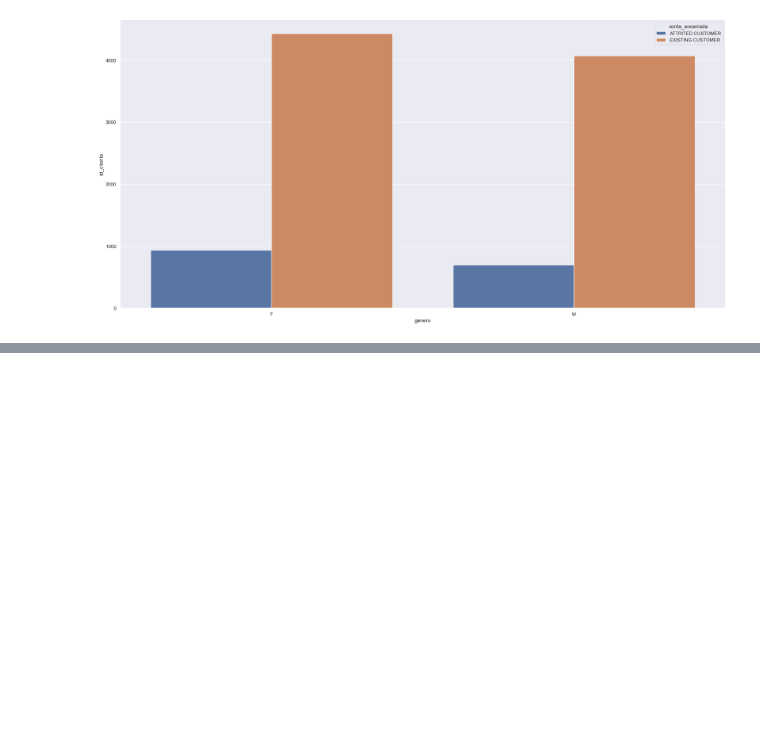
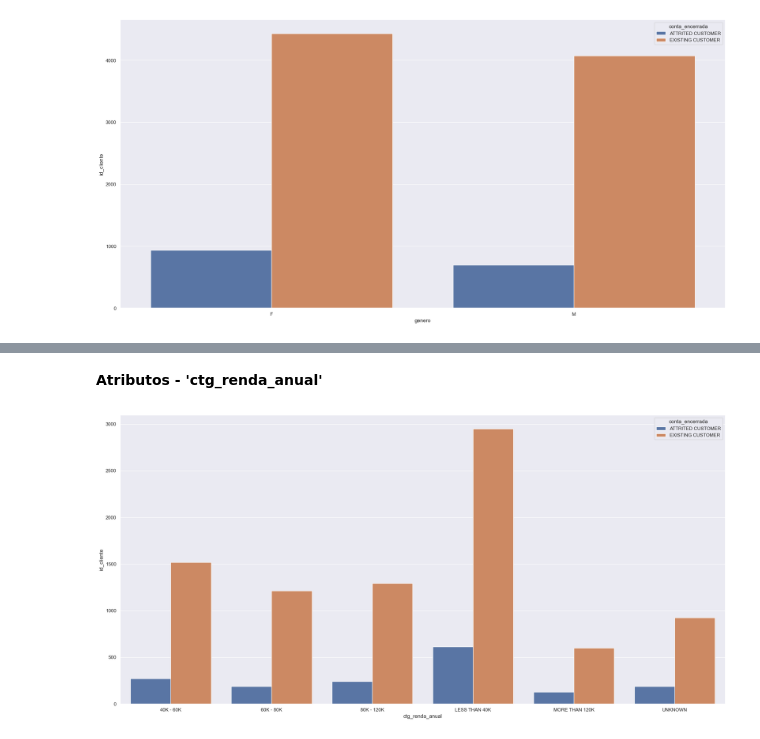
Before and after one commit to jefferson-datascience/predicao_churn_banco, a Jupyter notebook: ciclo_01.ipynb, the cells around one changed output, grey strips where cells are left out. Cells and saved outputs as stored; diff of their text form; code cells hidden in the pictures; blank space fills up the shorter version.

```diff
--- a/ciclo_01.ipynb
+++ b/ciclo_01.ipynb
@@ -318,0 +336,10 @@ sns.barplot(data=df_genero, x='genero', y='id_cliente', hue='conta_encerrada');
+# %% [markdown]
+**Atributos - 'ctg_renda_anual'**
+# %%
+# Criando dataset
+df_renda = df_4[['id_cliente', 'ctg_renda_anual', 'conta_encerrada']].groupby(['ctg_renda_anual', 'conta_encerrada']).count().reset_index();
+
+# Plotagem
+sns.barplot(data=df_renda, x='ctg_renda_anual', y='id_cliente', hue='conta_encerrada');
+# %% [output]
+[figure, added]
```
Also changed, not shown: parts of 14 cells of this notebook.
